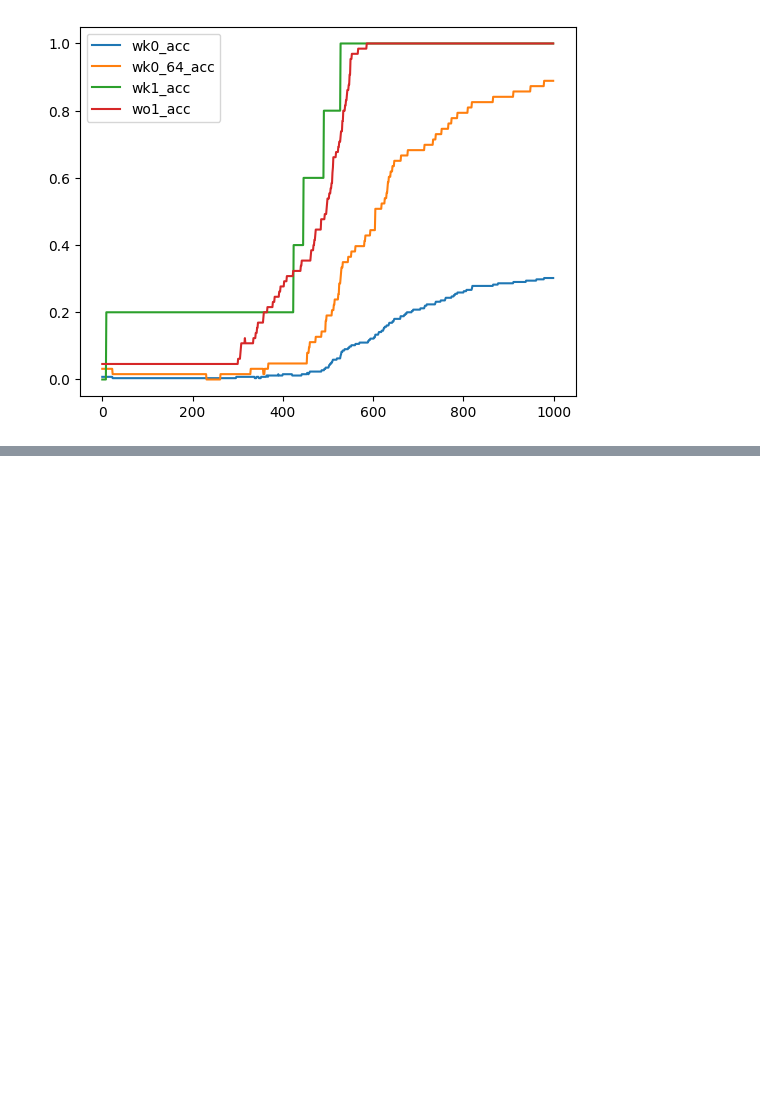
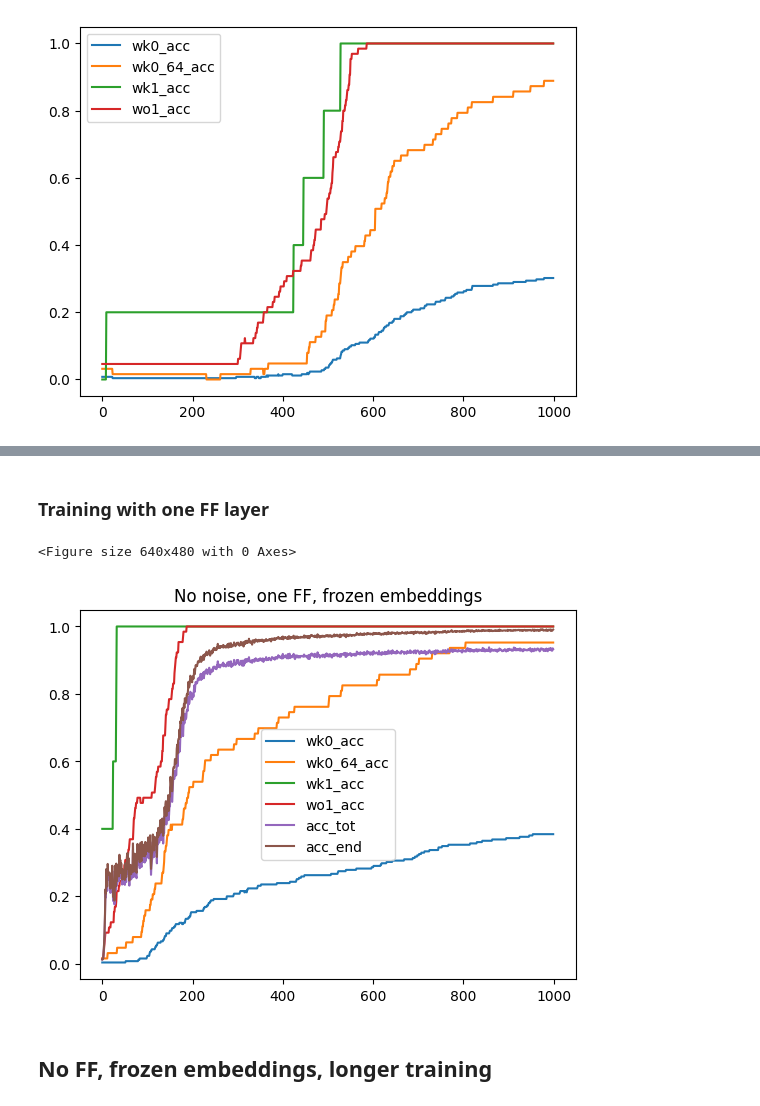
Before and after one commit to gabriellecaillaud/TDL_BirthTransformer, a Jupyter notebook: train.ipynb, the cells around one changed output, grey strips where cells are left out. Saved outputs shown, nothing was run; the diff lists cells and outputs as text; code cells hidden in the pictures; blank space fills up the shorter version.

```diff
--- a/train.ipynb
+++ b/train.ipynb
@@ -455,0 +499,15 @@ df[['wk0_acc','wk0_64_acc', 'wk1_acc', 'wo1_acc']].plot()
+# %% [markdown]
+### Training with one FF layer
+# %%
+with open("logs/2025_01_23_11_38_11_res.json", "r") as f:
+    res = json.load(f)
+df_2025_01_23_11_38_11 = pd.DataFrame.from_records(res)
+plt.figure()
+df_2025_01_23_11_38_11[['wk0_acc','wk0_64_acc', 'wk1_acc', 'wo1_acc', 'acc_tot', 'acc_end']].plot()
+plt.title("No noise, one FF, frozen embeddings")
+plt.savefig("data/2025_01_23_11_38_11_res.png")
+# %% [output]
+<Figure size 640x480 with 0 Axes>
+[figure, added]
+# %% [markdown]
+## No FF, frozen embeddings, longer training
```
Also changed, not shown: parts of 15 cells of this notebook, 7 other files.
